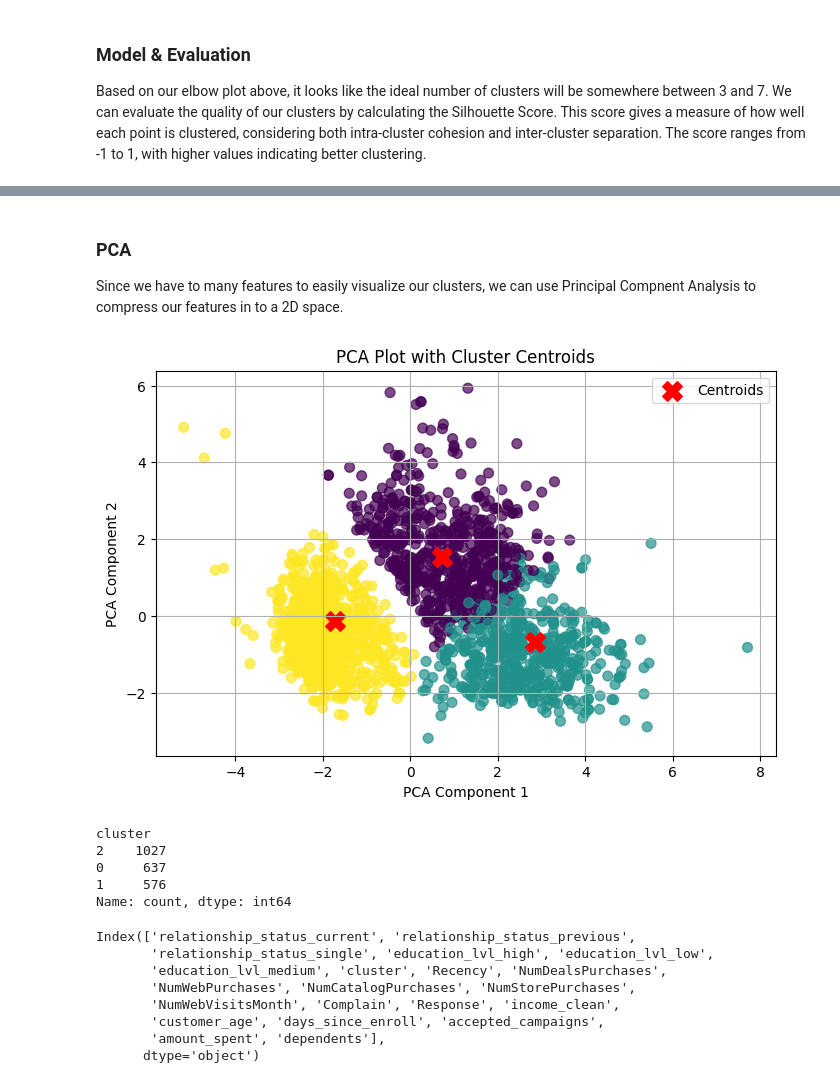
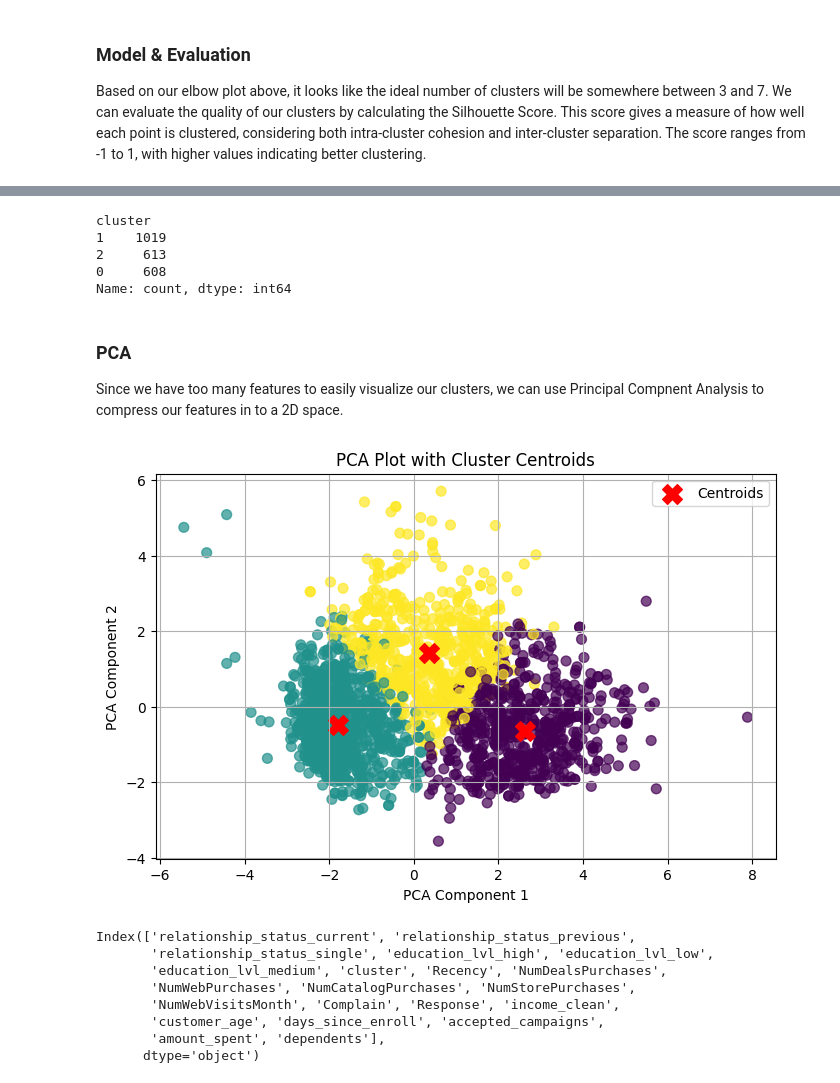
Before and after one commit to crudek-data/marketing-data-analysis, a Jupyter notebook: customer_clustering.ipynb, the cells around one changed output, grey strips where cells are left out. Cells and saved outputs as stored; diff of their text form; code cells hidden in the pictures.

```diff
--- a/customer_clustering.ipynb
+++ b/customer_clustering.ipynb
@@ -182,48 +187,50 @@ Silhouette Scores for different cluster sizes:
 # %%
-# 3 clusters turned out to be best
-kmeans = KMeans(n_clusters=3, random_state=42)
+# 3 clusters turned out to be the best based on silhouette scores
+final_kmeans = KMeans(n_clusters=3) #, random_state=42)
 
 # assign cluster labels to the DataFrame
-df_transformed['cluster'] = kmeans.fit_predict(df_transformed)
+df_transformed['cluster'] = final_kmeans.fit_predict(df_transformed)
+
+# cluster counts
+cluster_counts = df_transformed['cluster'].value_counts()
+print(cluster_counts)
+# %% [output]
+cluster
+1    1019
+2     613
+0     608
+Name: count, dtype: int64
 # %% [markdown]
 ### PCA
 
-Since we have to many features to easily visualize our clusters, we can use Principal Compnent Analysis to compress our features in to a 2D space.
+Since we have too many features to easily visualize our clusters, we can use Principal Compnent Analysis to compress our features in to a 2D space.
 # %%
-# apply PCA to reduce data to 2D
+# Apply PCA to reduce data to 2D, drop 'cluster' before performing PCA
 pca = PCA(n_components=2)
-reduced_data = pca.fit_transform(df_transformed)
+# Drop the 'cluster' column from df_transformed
+reduced_data = pca.fit_transform(df_transformed.drop('cluster', axis=1))
 
-# transform the cluster centers (centroids) into the reduced PCA space
-centroids = kmeans.cluster_centers_
+# Transform the final cluster centroids into the reduced PCA space
+# Make sure you drop the cluster column from the centroids as well
+centroids = final_kmeans.cluster_centers_[:, :-1]  # Drop the 'cluster' feature from the centroids
 centroids_pca = pca.transform(centroids)
 
-# create the scatter plot for the data points
+# Create the scatter plot for the data points
 plt.figure(figsize=(8, 5))
 plt.scatter(reduced_data[:, 0], reduced_data[:, 1], c=df_transformed['cluster'], cmap='viridis', s=50, alpha=0.7)
 
-# plot the cluster centroids as red X's
+# Plot the cluster centroids as red X's
 plt.scatter(centroids_pca[:, 0], centroids_pca[:, 1], c='red', s=200, marker='X', label='Centroids')
 
-# add titles and labels
+# Add titles and labels
 plt.title('PCA Plot with Cluster Centroids')
 plt.xlabel('PCA Component 1')
 plt.ylabel('PCA Component 2')
 plt.legend()
 plt.grid(True)
 plt.show()
 # %% [output]
-[figure, old version]
+[figure, new version]
-# %%
-# cluster counts
-cluster_counts = df_transformed['cluster'].value_counts()
-print(cluster_counts)
-# %% [output]
-cluster
-2    1027
-0     637
-1     576
-Name: count, dtype: int64
 # %%
 # inverse transform numerical values for meaningful exploration below
 
```
Also changed, not shown: parts of 12 cells of this notebook, 1 other file.
